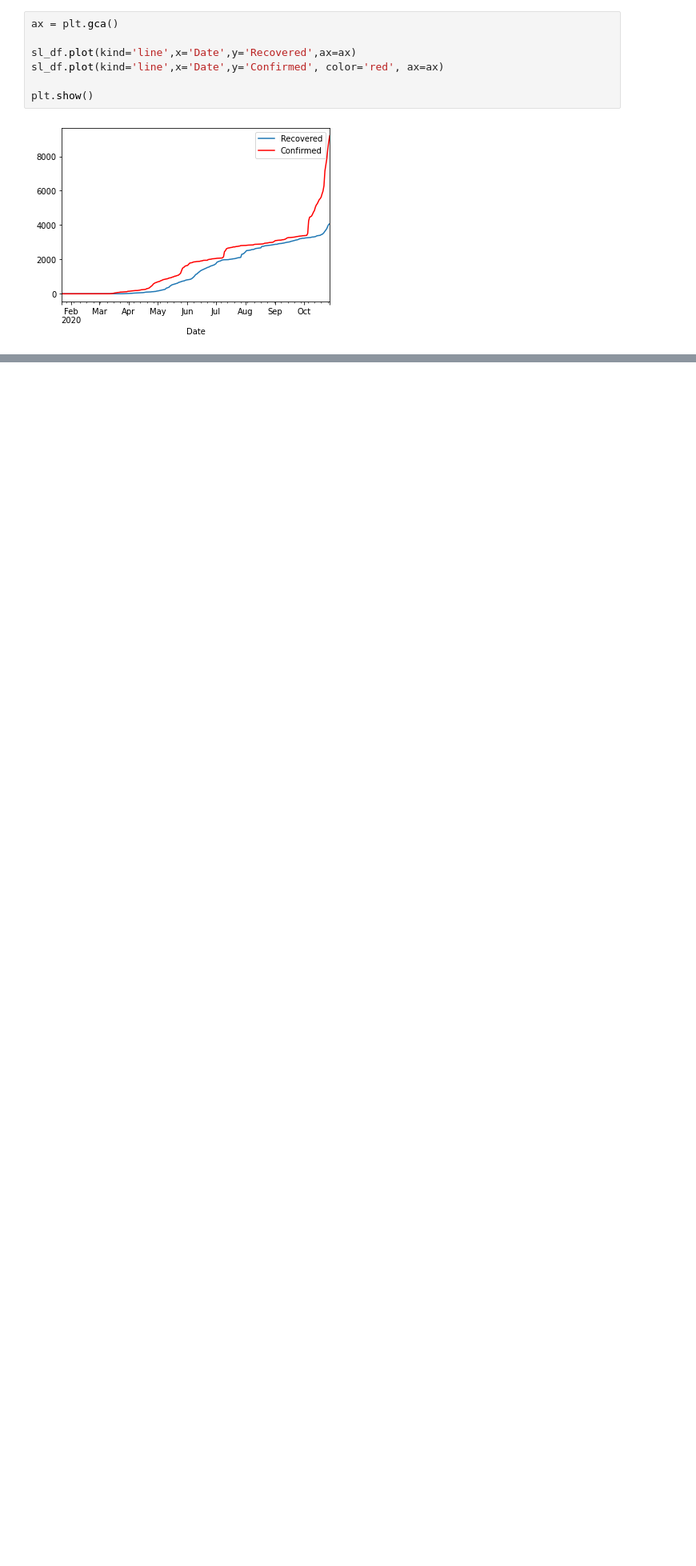
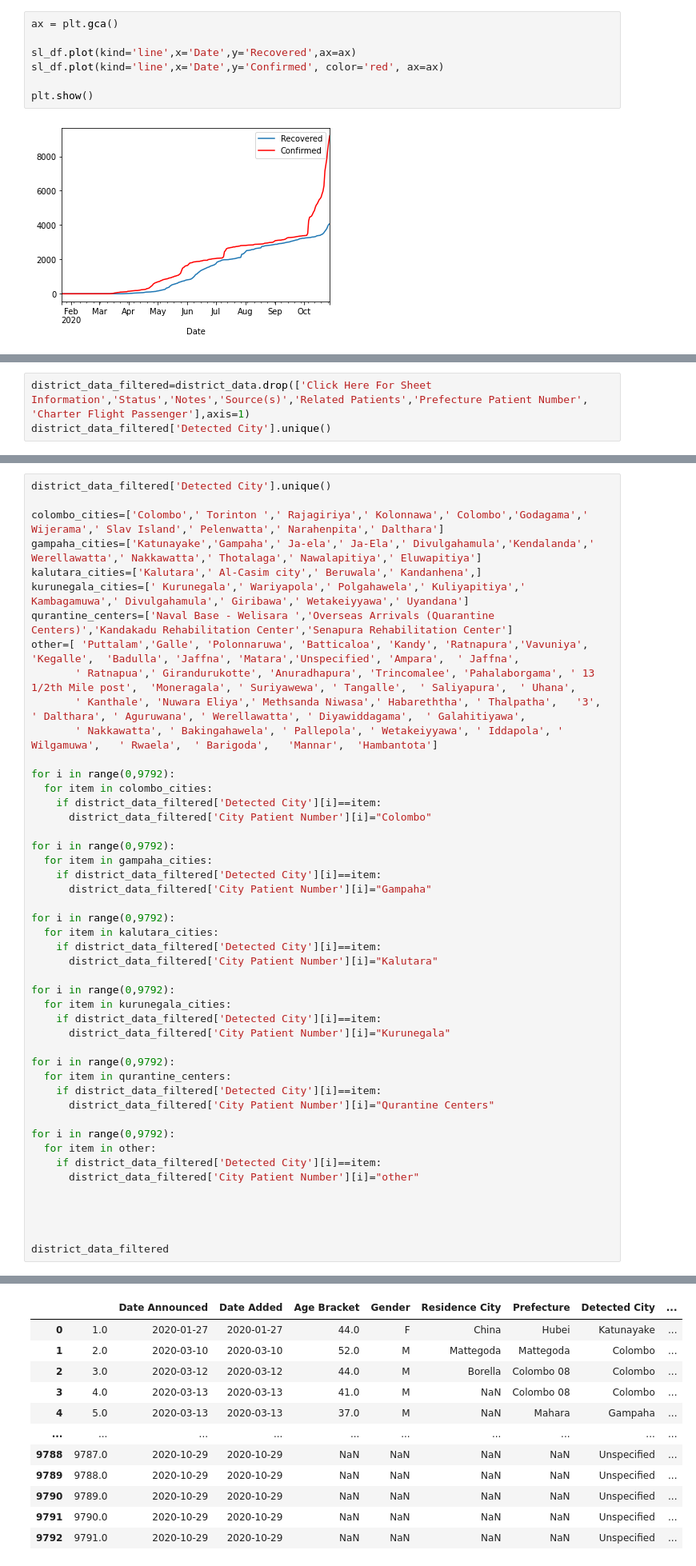
Before and after one commit to sathsaraRasantha/COVID-19_Predictive_Analysis, a Jupyter notebook: Covid_19.ipynb, the cells around one changed output, grey strips where cells are left out. Shown at 80% size. Drawn from its saved outputs; the diff is of its cells as text; blank space fills up the shorter version.

```diff
--- a/Covid_19.ipynb
+++ b/Covid_19.ipynb
@@ -184,0 +209,3 @@ plt.show()
+# %%
+district_data_filtered=district_data.drop(['Click Here For Sheet Information','Status','Notes','Source(s)','Related Patients','Prefecture Patient Number',	'Charter Flight Passenger'],axis=1)
+district_data_filtered['Detected City'].unique()
@@ -184,0 +230,48 @@ plt.show()
+# %%
+district_data_filtered['Detected City'].unique()
+
+colombo_cities=['Colombo',' Torinton ',' Rajagiriya',' Kolonnawa',' Colombo','Godagama',' Wijerama',' Slav Island',' Pelenwatta',' Narahenpita',' Dalthara']
+gampaha_cities=['Katunayake','Gampaha',' Ja-ela',' Ja-Ela',' Divulgahamula','Kendalanda',' Werellawatta',' Nakkawatta',' Thotalaga',' Nawalapitiya',' Eluwapitiya']
+kalutara_cities=['Kalutara',' Al-Casim city',' Beruwala',' Kandanhena',]
+kurunegala_cities=[' Kurunegala',' Wariyapola',' Polgahawela',' Kuliyapitiya',' Kambagamuwa',' Divulgahamula',' Giribawa',' Wetakeiyyawa',' Uyandana']
+qurantine_centers=['Naval Base - Welisara ','Overseas Arrivals (Quarantine Centers)','Kandakadu Rehabilitation Center','Senapura Rehabilitation Center']
+other=[ 'Puttalam','Galle', 'Polonnaruwa', 'Batticaloa', 'Kandy', 'Ratnapura','Vavuniya', 'Kegalle',  'Badulla', 'Jaffna', 'Matara','Unspecified', 'Ampara',  ' Jaffna',
+       ' Ratnapua',' Girandurukotte', 'Anuradhapura', 'Trincomalee', 'Pahalaborgama', ' 13 1/2th Mile post',  'Moneragala', ' Suriyawewa', ' Tangalle',  ' Saliyapura',  ' Uhana',
+       ' Kanthale', 'Nuwara Eliya',' Methsanda Niwasa',' Habareththa', ' Thalpatha',   '3',  ' Dalthara', ' Aguruwana', ' Werellawatta', ' Diyawiddagama',  ' Galahitiyawa',
+       ' Nakkawatta', ' Bakingahawela', ' Pallepola', ' Wetakeiyyawa', ' Iddapola', ' Wilgamuwa',   ' Rwaela',  ' Barigoda',   'Mannar',  'Hambantota']
+
+for i in range(0,9792):
+  for item in colombo_cities:
+    if district_data_filtered['Detected City'][i]==item:
+      district_data_filtered['City Patient Number'][i]="Colombo"
+
+for i in range(0,9792):
+  for item in gampaha_cities:
+    if district_data_filtered['Detected City'][i]==item:
+      district_data_filtered['City Patient Number'][i]="Gampaha"
+
+for i in range(0,9792):
+  for item in kalutara_cities:
+    if district_data_filtered['Detected City'][i]==item:
+      district_data_filtered['City Patient Number'][i]="Kalutara"
+
+for i in range(0,9792):
+  for item in kurunegala_cities:
+    if district_data_filtered['Detected City'][i]==item:
+      district_data_filtered['City Patient Number'][i]="Kurunegala"
+
+for i in range(0,9792):
+  for item in qurantine_centers:
+    if district_data_filtered['Detected City'][i]==item:
+      district_data_filtered['City Patient Number'][i]="Qurantine Centers"
+
+for i in range(0,9792):
+  for item in other:
+    if district_data_filtered['Detected City'][i]==item:
+      district_data_filtered['City Patient Number'][i]="other"
+
+
+
+
+district_data_filtered
+# %% [output]
@@ -184,0 +297,12 @@ plt.show()
+|  |  | Date Announced | Date Added | Age Bracket | Gender | Residence City | Prefecture | Detected City | ... |
+| 0 | 1.0 | 2020-01-27 | 2020-01-27 | 44.0 | F | China | Hubei | Katunayake | ... |
+| 1 | 2.0 | 2020-03-10 | 2020-03-10 | 52.0 | M | Mattegoda | Mattegoda | Colombo | ... |
+| 2 | 3.0 | 2020-03-12 | 2020-03-12 | 44.0 | M | Borella | Colombo 08 | Colombo | ... |
+| 3 | 4.0 | 2020-03-13 | 2020-03-13 | 41.0 | M | NaN | Colombo 08 | Colombo | ... |
+| 4 | 5.0 | 2020-03-13 | 2020-03-13 | 37.0 | M | NaN | Mahara | Gampaha | ... |
+| ... | ... | ... | ... | ... | ... | ... | ... | ... | ... |
+| 9788 | 9787.0 | 2020-10-29 | 2020-10-29 | NaN | NaN | NaN | NaN | Unspecified | ... |
+| 9789 | 9788.0 | 2020-10-29 | 2020-10-29 | NaN | NaN | NaN | NaN | Unspecified | ... |
+| 9790 | 9789.0 | 2020-10-29 | 2020-10-29 | NaN | NaN | NaN | NaN | Unspecified | ... |
+| 9791 | 9790.0 | 2020-10-29 | 2020-10-29 | NaN | NaN | NaN | NaN | Unspecified | ... |
+| 9792 | 9791.0 | 2020-10-29 | 2020-10-29 | NaN | NaN | NaN | NaN | Unspecified | ... |
```
Also changed, not shown: parts of 8 cells of this notebook.
